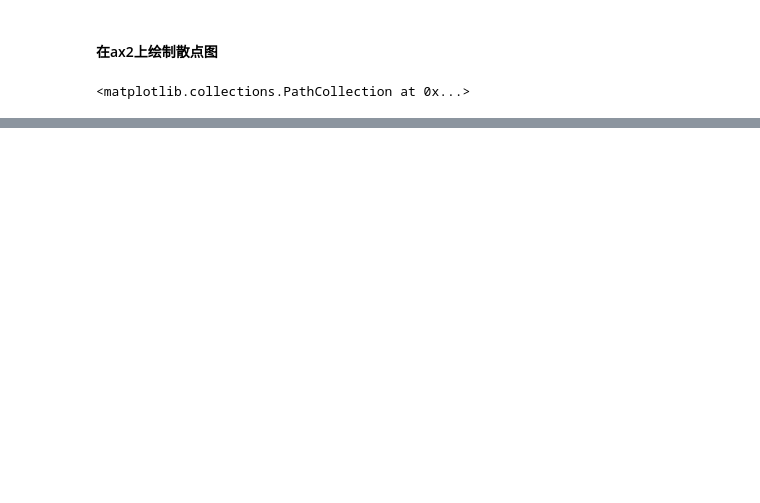
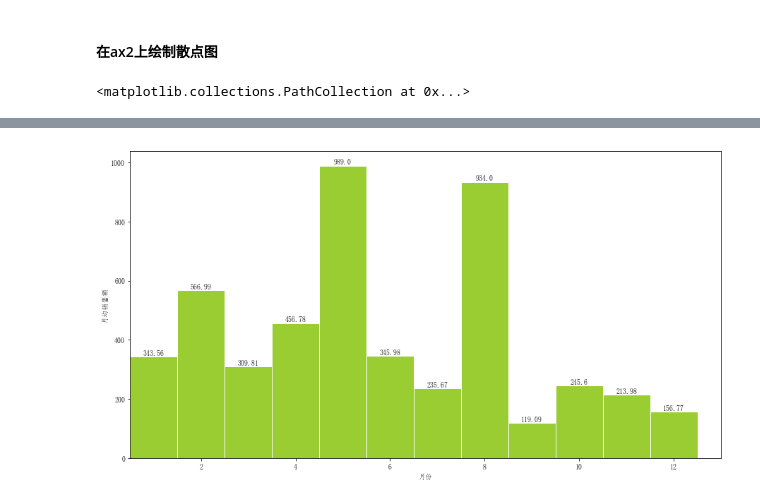
Before and after one commit to FrankProL/aPython, a Jupyter notebook: matplotlib.ipynb, the cells around one changed output, grey strips where cells are left out. Cells and saved outputs as stored; diff of their text form; code cells hidden in the pictures; blank space fills up the shorter version.

```diff
--- a/matplotlib.ipynb
+++ b/matplotlib.ipynb
@@ -65,0 +190,18 @@ plt.show()
+# %%
+months=['Jan','Feb','Mar','Apr','May','Jun','Jul','Aug','Sep','Oct','Nov','Dec']
+# %%
+mean_sales=[343.56,566.99,309.81,456.78,989,345.98,235.67,934,119.09,245.6,213.98,156.77]
+# %%
+np_months=np.array([i+1 for i,_ in enumerate(months)])
+np_mean_sales=np.array(mean_sales)
+# %%
+plt.figure(figsize=(15,8))
+plt.bar(np_months,np_mean_sales,width=1,facecolor='yellowgreen',edgecolor='white')
+plt.xlim(0.5,13)
+plt.xlabel(u'月份')
+plt.ylabel(u'月均销售额')
+for x,y in zip(np_months,np_mean_sales):
+    plt.text(x,y,y,ha='center',va='bottom')
+plt.show()
+# %% [output]
+[figure, added]
```
Also changed, not shown: parts of 41 cells of this notebook, 3 other files.
